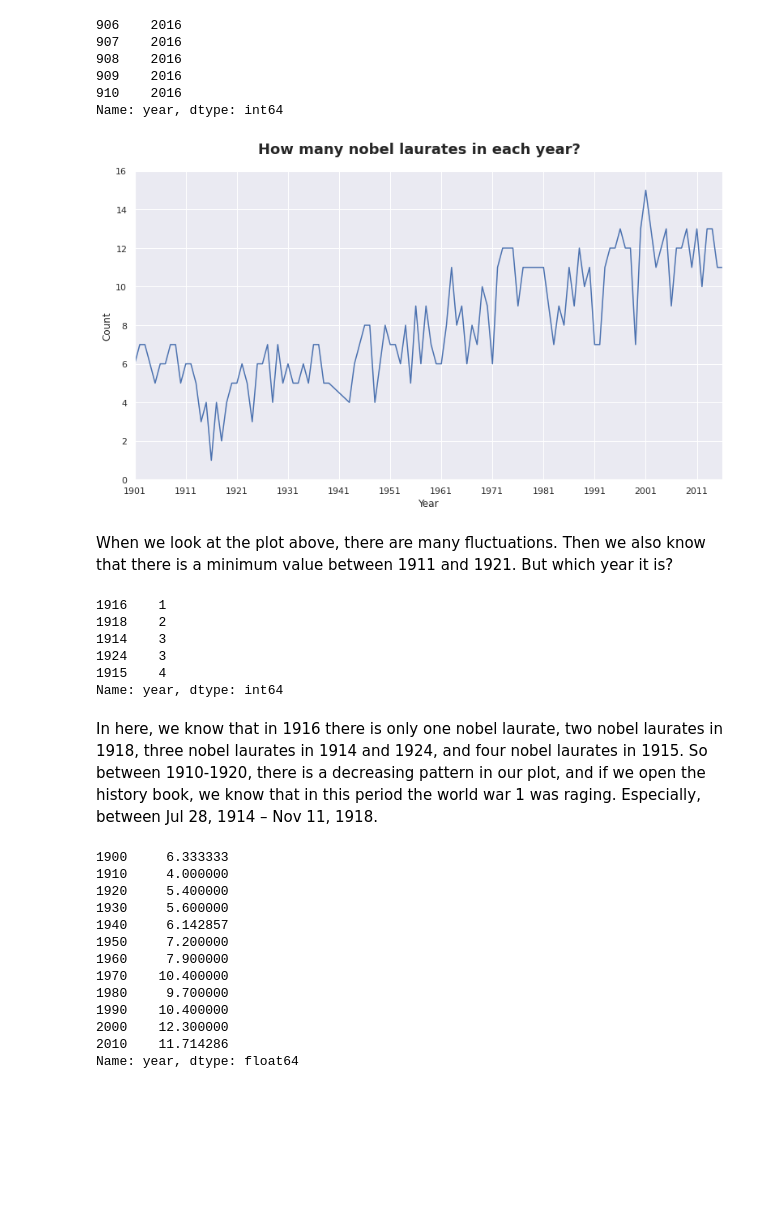
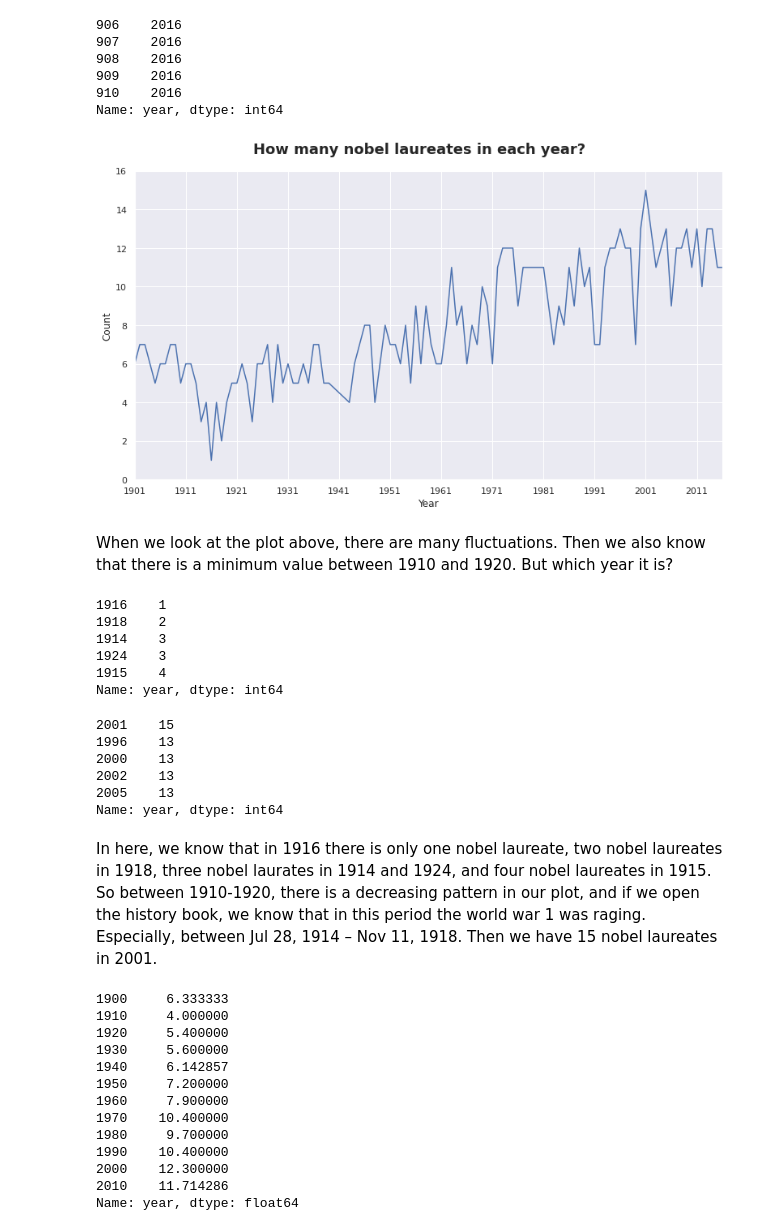
Before and after one commit to agusrichard/data-science-learning-projects, a Jupyter notebook: Nobel Prize Winners/exploratory_data_analysis.ipynb, the cells around one changed output. Cells and saved outputs as stored; diff of their text form; code cells hidden in the pictures; blank space fills up the shorter version.

```diff
--- a/Nobel Prize Winners/exploratory_data_analysis.ipynb
+++ b/Nobel Prize Winners/exploratory_data_analysis.ipynb
@@ -186,18 +186,18 @@ year_count = df['year'].value_counts().sort_index()
 # %%
 fig, ax_count = plt.subplots(figsize=[13, 7])
 sns.lineplot(x=year_count.index, y=year_count.values, ax=ax_count)
 ax_count.set_xlim(year_count.index.min(), year_count.index.max())
 ax_count.set_xticks(np.arange(year_count.index.min(), year_count.index.max(), 10))
 ax_count.set_ylim(0, 15)
 ax_count.set_yticks(np.arange(0, 17, 2))
 ax_count.set_xlabel('Year')
 ax_count.set_ylabel('Count')
 ax_count.margins(0.2)
-fig.suptitle('How many nobel laurates in each year?', fontweight='bold', fontsize=18, y=0.95);
+fig.suptitle('How many nobel laureates in each year?', fontweight='bold', fontsize=18, y=0.95);
 # %% [output]
-[figure, old version]
+[figure, new version]
 # %% [markdown]
-When we look at the plot above, there are many fluctuations. Then we also know that there is a minimum value between 1911 and 1921. But which year it is?
+When we look at the plot above, there are many fluctuations. Then we also know that there is a minimum value between 1910 and 1920. But which year it is?
 # %%
 # display the 5 smallest count in year column
 year_count.nsmallest(5)
@@ -208,8 +208,18 @@ year_count.nsmallest(5)
 1924    3
 1915    4
 Name: year, dtype: int64
+# %%
+# display the 5 largest count in year column
+year_count.nlargest(5)
+# %% [output]
+2001    15
+1996    13
+2000    13
+2002    13
+2005    13
+Name: year, dtype: int64
 # %% [markdown]
-In here, we know that in 1916 there is only one nobel laurate, two nobel laurates in 1918, three nobel laurates in 1914 and 1924, and four nobel laurates in 1915. So between 1910-1920, there is a decreasing pattern in our plot, and if we open the history book, we know that in this period the world war 1 was raging. Especially, between Jul 28, 1914 – Nov 11, 1918.
+In here, we know that in 1916 there is only one nobel laureate, two nobel laureates in 1918, three nobel laurates in 1914 and 1924, and four nobel laureates in 1915. So between 1910-1920, there is a decreasing pattern in our plot, and if we open the history book, we know that in this period the world war 1 was raging. Especially, between Jul 28, 1914 – Nov 11, 1918. Then we have 15 nobel laureates in 2001.
 # %%
 # compute what is the average of nobel laureates in each decade
 decade_count = year_count.groupby(by=lambda x: np.floor(x / 10)).mean()
```
Also changed, not shown: parts of 37 cells of this notebook.
